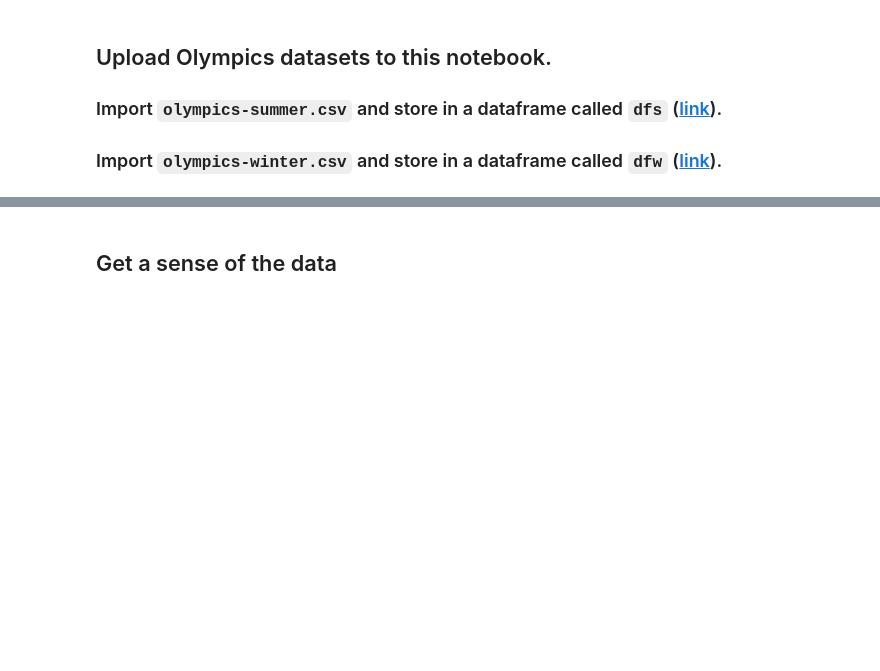
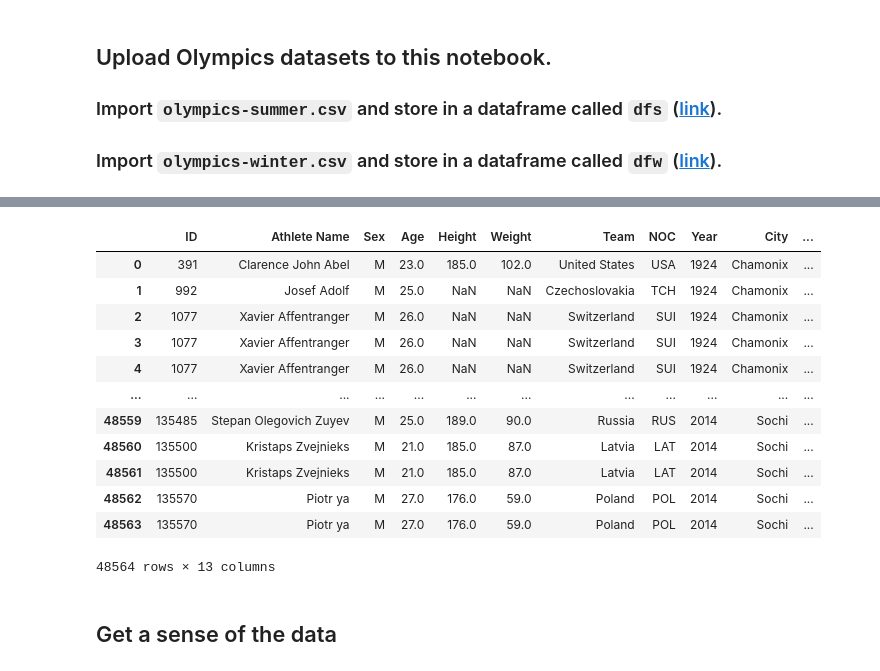
Before and after one commit to lauraplive/wk-8-sort-query-count, a Jupyter notebook: wk8-sort-query-count-Pellicer.ipynb, the cells around one changed output, grey strips where cells are left out. Cells and saved outputs as stored; diff of their text form; code cells hidden in the pictures; blank space fills up the shorter version.

```diff
--- a/wk8-sort-query-count-Pellicer.ipynb
+++ b/wk8-sort-query-count-Pellicer.ipynb
@@ -26,6 +41,21 @@ dfs = pd.read_csv("olympics-summer.csv")
 # %%
 ## import winter data
 dfw = pd.read_csv("olympics-winter.csv")
+dfw
+# %% [output]
+|  | ID | Athlete Name | Sex | Age | Height | Weight | Team | NOC | Year | City | ... |
+| 0 | 391 | Clarence John Abel | M | 23.0 | 185.0 | 102.0 | United States | USA | 1924 | Chamonix | ... |
+| 1 | 992 | Josef Adolf | M | 25.0 | NaN | NaN | Czechoslovakia | TCH | 1924 | Chamonix | ... |
+| 2 | 1077 | Xavier Affentranger | M | 26.0 | NaN | NaN | Switzerland | SUI | 1924 | Chamonix | ... |
+| 3 | 1077 | Xavier Affentranger | M | 26.0 | NaN | NaN | Switzerland | SUI | 1924 | Chamonix | ... |
+| 4 | 1077 | Xavier Affentranger | M | 26.0 | NaN | NaN | Switzerland | SUI | 1924 | Chamonix | ... |
+| ... | ... | ... | ... | ... | ... | ... | ... | ... | ... | ... | ... |
+| 48559 | 135485 | Stepan Olegovich Zuyev | M | 25.0 | 189.0 | 90.0 | Russia | RUS | 2014 | Sochi | ... |
+| 48560 | 135500 | Kristaps Zvejnieks | M | 21.0 | 185.0 | 87.0 | Latvia | LAT | 2014 | Sochi | ... |
+| 48561 | 135500 | Kristaps Zvejnieks | M | 21.0 | 185.0 | 87.0 | Latvia | LAT | 2014 | Sochi | ... |
+| 48562 | 135570 | Piotr ya | M | 27.0 | 176.0 | 59.0 | Poland | POL | 2014 | Sochi | ... |
+| 48563 | 135570 | Piotr ya | M | 27.0 | 176.0 | 59.0 | Poland | POL | 2014 | Sochi | ... |
+48564 rows × 13 columns
 # %% [markdown]
 ## Get a sense of the data
 # %%
```
Also changed, not shown: parts of 31 cells of this notebook.
